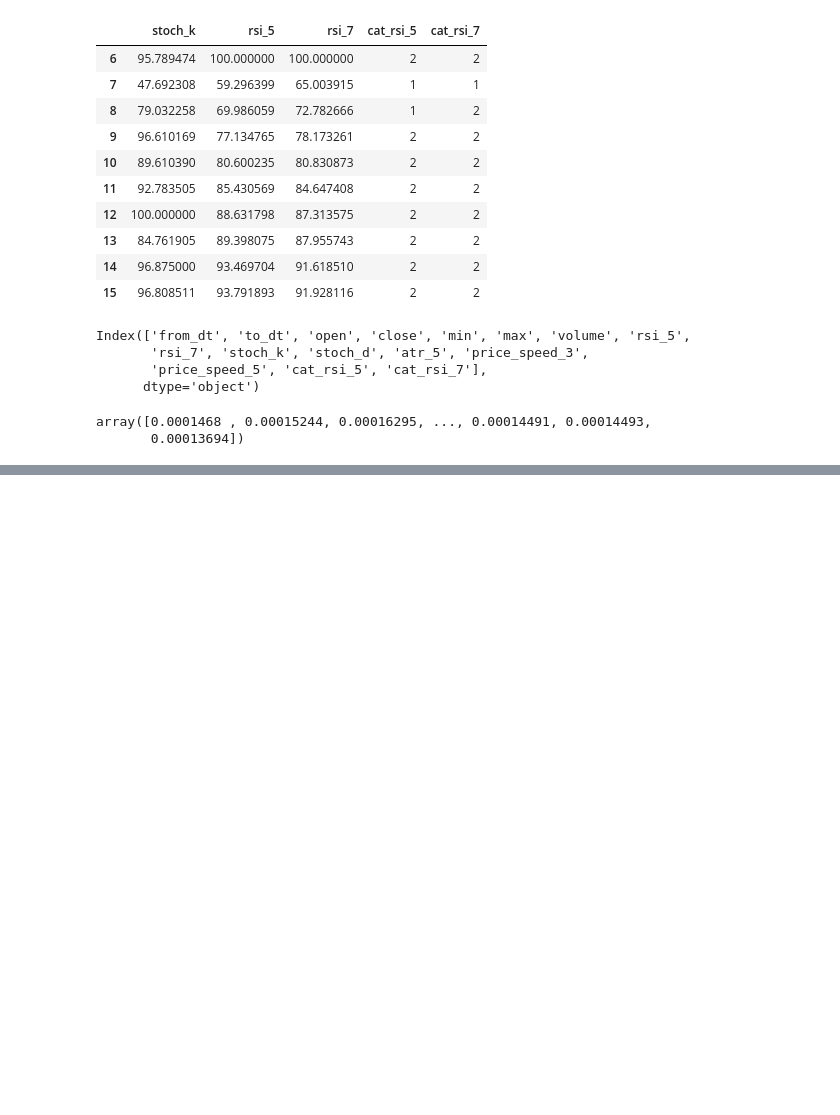
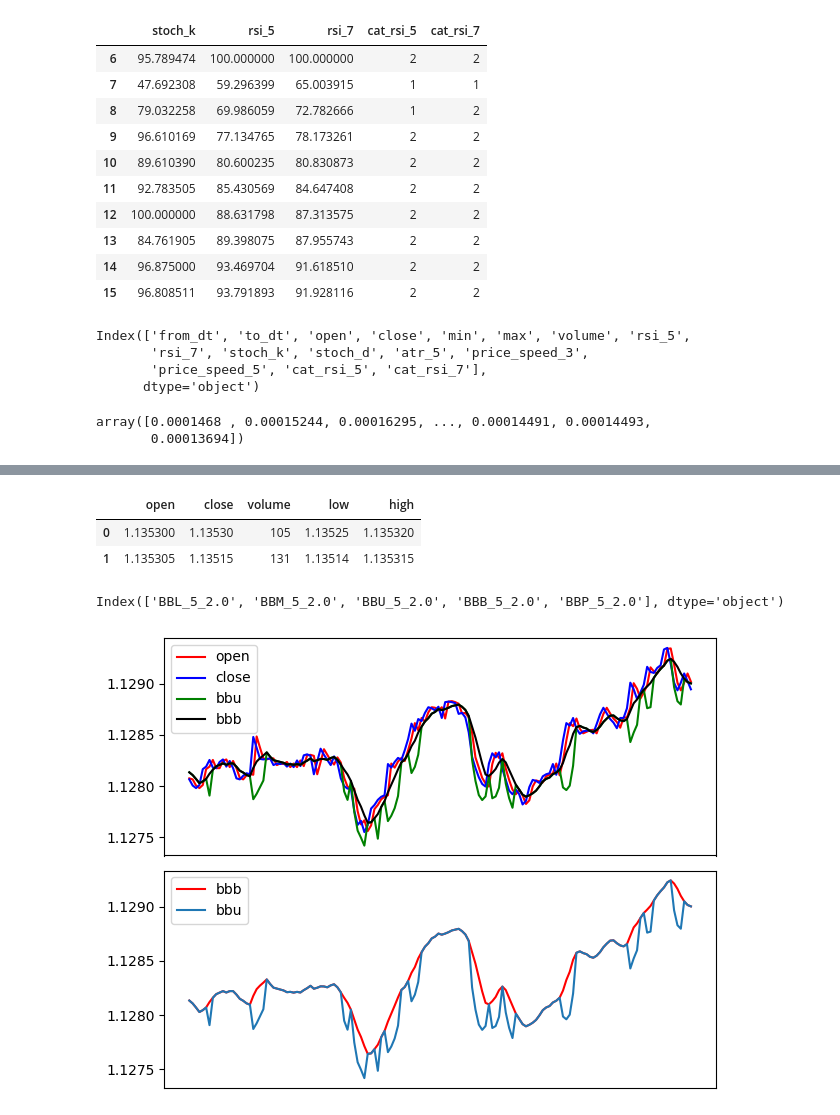
Before and after one commit to AlexCh069/iqoptions_bot, a Jupyter notebook: notebooks/dbscan.ipynb, the cells around one changed output, grey strips where cells are left out. Saved outputs shown, nothing was run; the diff lists cells and outputs as text; code cells hidden in the pictures; blank space fills up the shorter version.

```diff
--- a/notebooks/dbscan.ipynb
+++ b/notebooks/dbscan.ipynb
@@ -179,0 +147,54 @@ plt.show()
+# %%
+import pandas_ta as ta
+
+df_data = df[['open','close','volume']].copy()
+df_data['low'] = df['min']
+df_data['high'] = df['max']
+
+df_data = df_data.reset_index(drop=True)  # Elimina el índice actual y crea uno numérico
+
+
+df_data.head(2)
+# %% [output]
+|  | open | close | volume | low | high |
+| 0 | 1.135300 | 1.13530 | 105 | 1.13525 | 1.135320 |
+| 1 | 1.135305 | 1.13515 | 131 | 1.13514 | 1.135315 |
+# %%
+bolinger = df_data.ta.bbands(append=True)
+bolinger.columns
+# %% [output]
+Index(['BBL_5_2.0', 'BBM_5_2.0', 'BBU_5_2.0', 'BBB_5_2.0', 'BBP_5_2.0'], dtype='object')
+# %%
+rango  = 150
+
+x = np.array(df_data.index)[-rango:]
+
+open = np.array(df_data['open'].iloc[-rango:])
+close = np.array(df_data['close'].iloc[-rango:])
+
+bbb  = np.array(bolinger['BBM_5_2.0'].iloc[-rango:])
+bbu = np.array(bolinger['BBL_5_2.0'].iloc[-rango:])
+
+
+fig, ax = plt.subplots(2)
+
+# Gráfico 1: RSI (2 líneas)
+ax[0].plot(x, open, color='r', label='open')
+ax[0].plot(x, close, color='b', label='close')
+ax[0].plot(x, bbu,color = 'green',label='bbu')
+ax[0].plot(x, bbb, color='black', label='bbb')
+ax[0].legend(loc='best')  # Leyenda para el primer subplot
+
+# Gráfico 3: SP5 y SP3 (2 líneas)
+ax[1].plot(x, bbb, color='r', label='bbb')
+ax[1].plot(x, bbu, label='bbu')
+ax[1].legend(loc='best')  # Leyenda para el tercer subplot
+
+# Ocultar etiquetas del eje X en todos los subplots
+for axis in ax:
+    axis.set_xticks([])
+
+plt.tight_layout()  # Ajusta el espaciado entre subplots
+plt.show()
+# %% [output]
+[figure, added]
```
Also changed, not shown: parts of 7 cells of this notebook, 2 other files.
